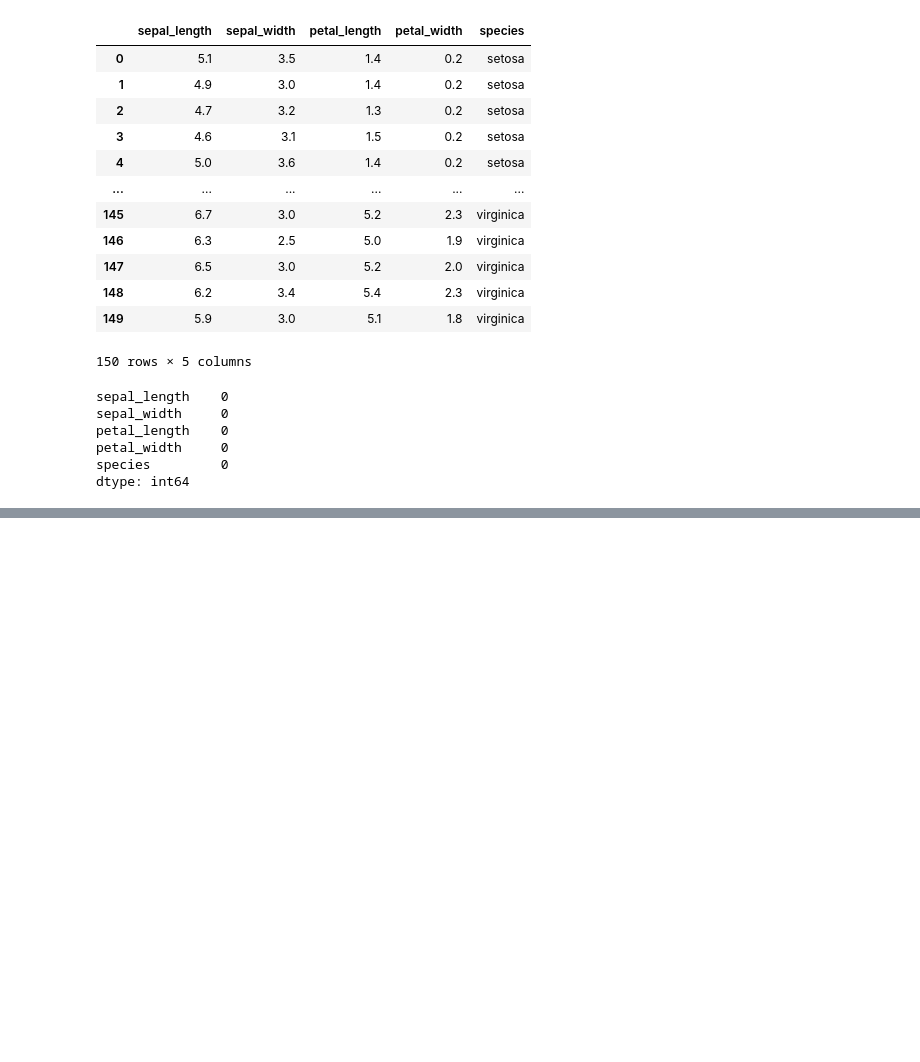
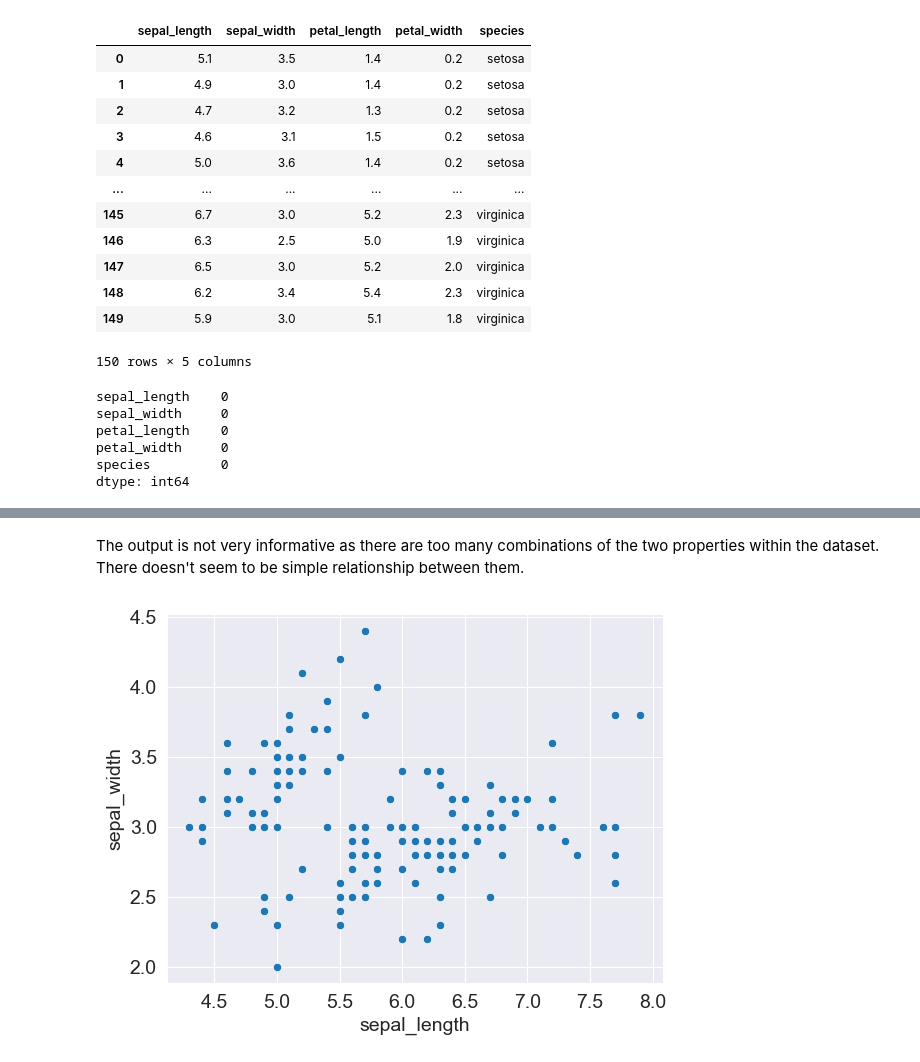
Before and after one commit to root459/DATAanalysis, a Jupyter notebook: datavisualization.ipynb, the cells around one changed output, grey strips where cells are left out. Saved outputs shown, nothing was run; the diff lists cells and outputs as text; code cells hidden in the pictures; blank space fills up the shorter version.

```diff
--- a/datavisualization.ipynb
+++ b/datavisualization.ipynb
@@ -199,0 +237,8 @@ dtype: int64
+# %% [markdown]
+The output is not very informative as there are too many combinations of the two properties within the dataset. There doesn't seem to be simple relationship between them.
+# %%
+sns.scatterplot(data=flower_df, x='sepal_length', y='sepal_width');
+#not very informative so change it by changing color according to the species
+#and for size we have s as argument
+# %% [output]
+[figure, added]
```
Also changed, not shown: parts of 9 cells of this notebook.
